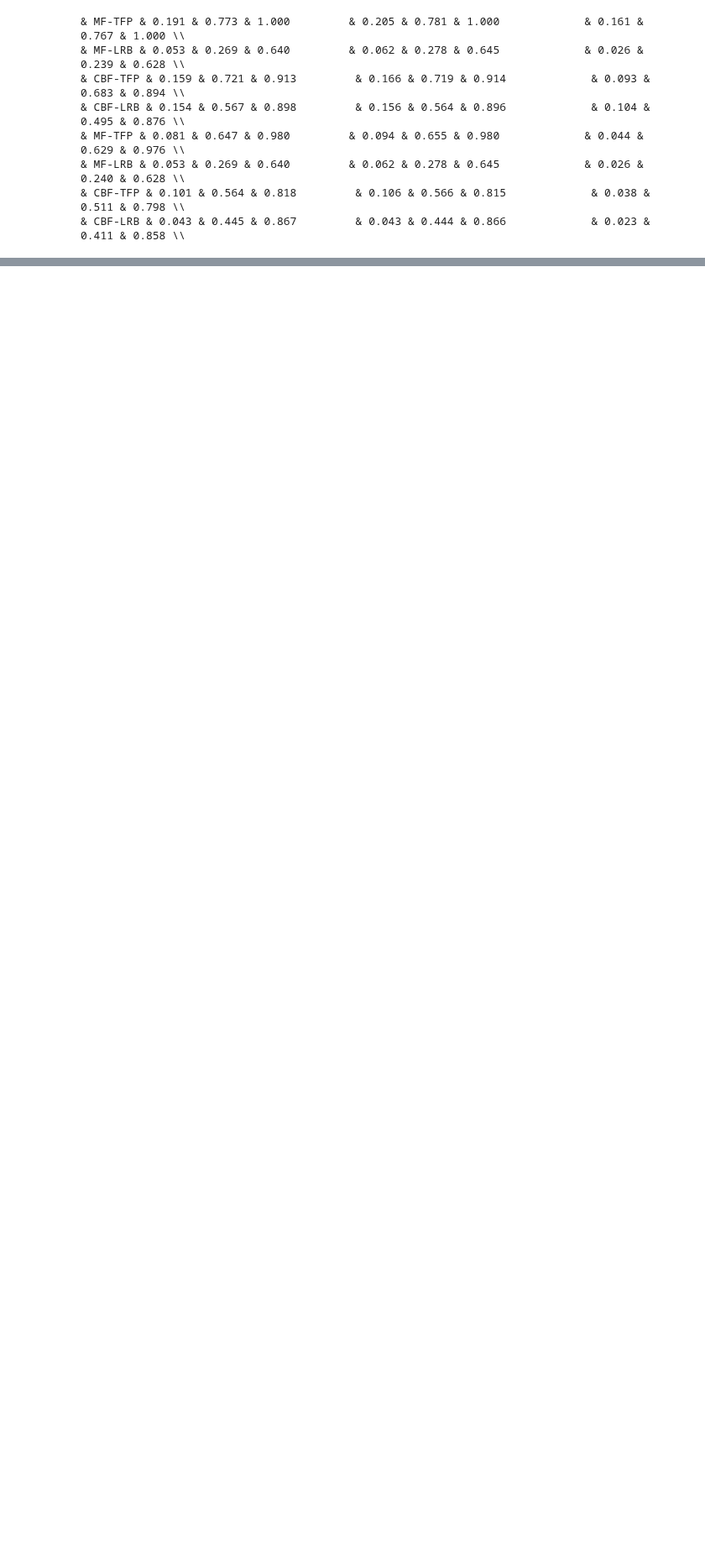
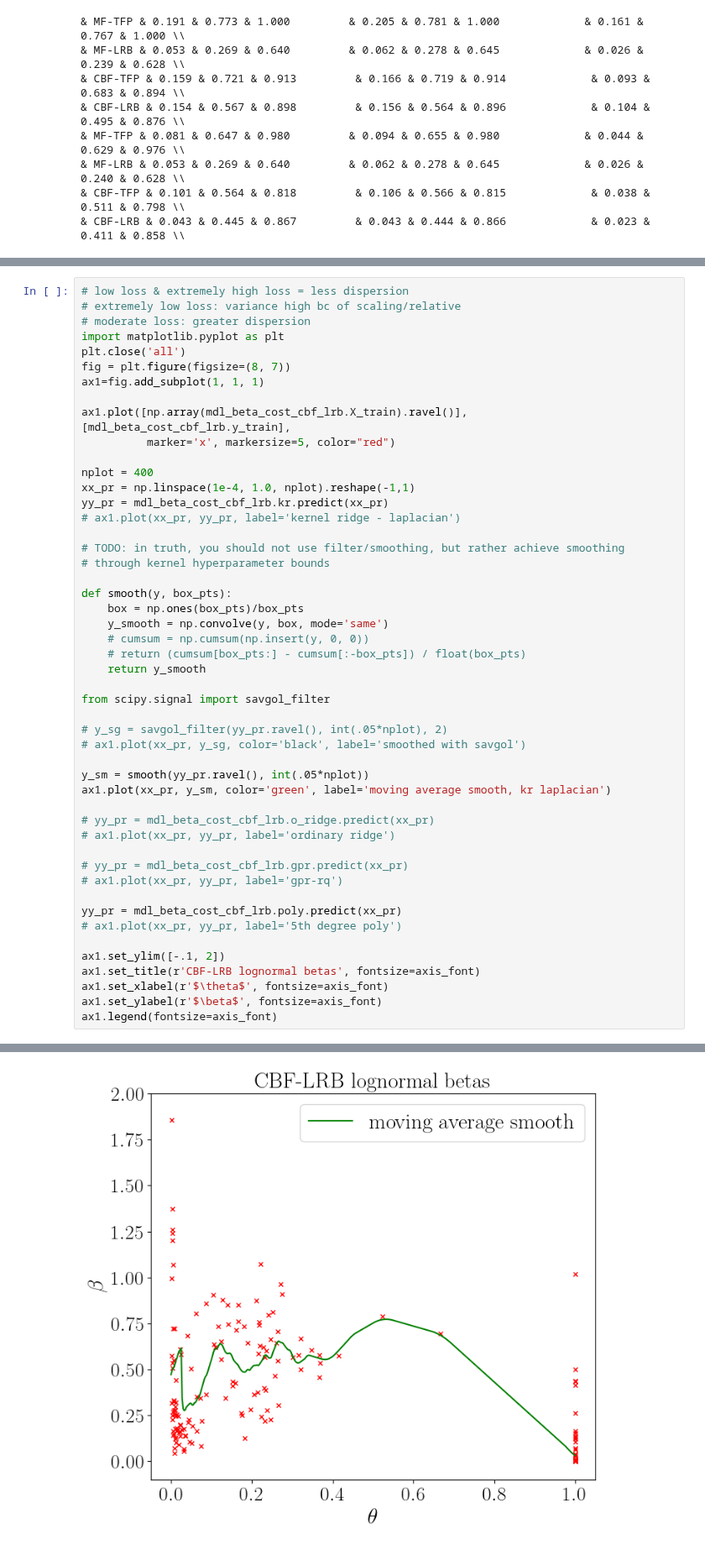
Before and after one commit to hgp297/isol-sys-database, a Jupyter notebook: src/paper/overview_presentation_figs.ipynb, the cells around one changed output, grey strips where cells are left out. Shown at 84% size. Drawn from its saved outputs; the diff is of its cells as text; blank space fills up the shorter version.

```diff
--- a/src/paper/overview_presentation_figs.ipynb
+++ b/src/paper/overview_presentation_figs.ipynb
@@ -2733,0 +2975,50 @@ CBF-LRB runs requiring replacement: 1
+# %%
+# low loss & extremely high loss = less dispersion
+# extremely low loss: variance high bc of scaling/relative
+# moderate loss: greater dispersion
+import matplotlib.pyplot as plt
+plt.close('all')
+fig = plt.figure(figsize=(8, 7))
+ax1=fig.add_subplot(1, 1, 1)
+
+ax1.plot([np.array(mdl_beta_cost_cbf_lrb.X_train).ravel()], [mdl_beta_cost_cbf_lrb.y_train],
+          marker='x', markersize=5, color="red")
+
+nplot = 400
+xx_pr = np.linspace(1e-4, 1.0, nplot).reshape(-1,1)
+yy_pr = mdl_beta_cost_cbf_lrb.kr.predict(xx_pr)
+# ax1.plot(xx_pr, yy_pr, label='kernel ridge - laplacian')
+
+# TODO: in truth, you should not use filter/smoothing, but rather achieve smoothing
+# through kernel hyperparameter bounds
+
+def smooth(y, box_pts):
+    box = np.ones(box_pts)/box_pts
+    y_smooth = np.convolve(y, box, mode='same')
+    # cumsum = np.cumsum(np.insert(y, 0, 0))
+    # return (cumsum[box_pts:] - cumsum[:-box_pts]) / float(box_pts)
+    return y_smooth
+
+from scipy.signal import savgol_filter
+
+# y_sg = savgol_filter(yy_pr.ravel(), int(.05*nplot), 2)
+# ax1.plot(xx_pr, y_sg, color='black', label='smoothed with savgol')
+
+y_sm = smooth(yy_pr.ravel(), int(.05*nplot))
+ax1.plot(xx_pr, y_sm, color='green', label='moving average smooth, kr laplacian')
+
+# yy_pr = mdl_beta_cost_cbf_lrb.o_ridge.predict(xx_pr)
+# ax1.plot(xx_pr, yy_pr, label='ordinary ridge')
+
+# yy_pr = mdl_beta_cost_cbf_lrb.gpr.predict(xx_pr)
+# ax1.plot(xx_pr, yy_pr, label='gpr-rq')
+
+yy_pr = mdl_beta_cost_cbf_lrb.poly.predict(xx_pr)
+# ax1.plot(xx_pr, yy_pr, label='5th degree poly')
+
+ax1.set_ylim([-.1, 2])
+ax1.set_title(r'CBF-LRB lognormal betas', fontsize=axis_font)
+ax1.set_xlabel(r'$\theta$', fontsize=axis_font)
+ax1.set_ylabel(r'$\beta$', fontsize=axis_font)
+ax1.legend(fontsize=axis_font)
+# %% [output]
@@ -2733,0 +3026 @@ CBF-LRB runs requiring replacement: 1
+[figure, added]
```
Also changed, not shown: parts of 27 cells of this notebook.
